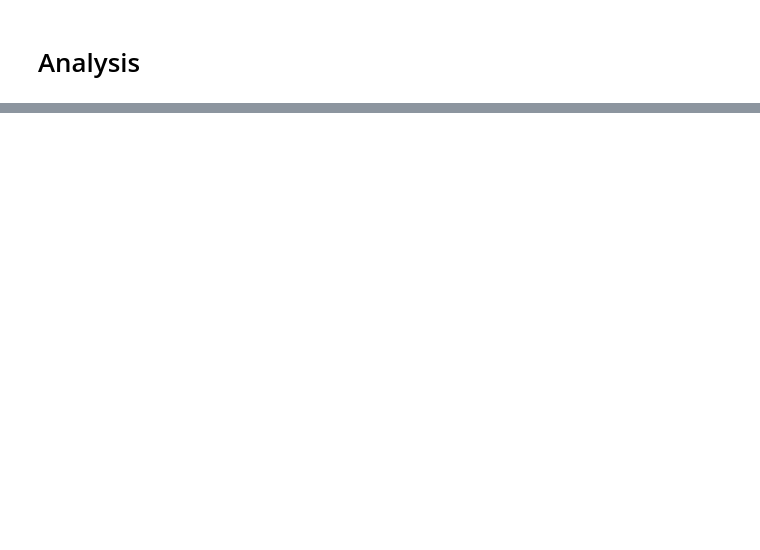
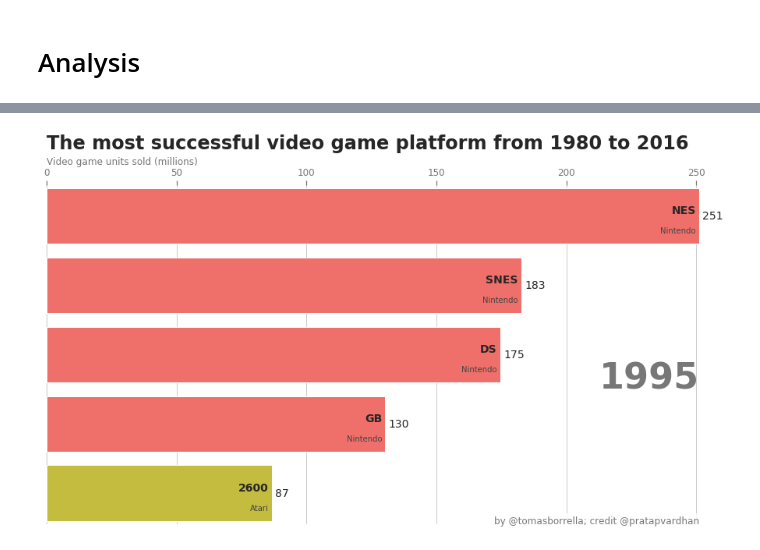
Before and after one commit to tomasborrella/video-game-sales-analysis, a Jupyter notebook: notebook/video-game-sales-analysis.ipynb, the cells around one changed output, grey strips where cells are left out. Cells and saved outputs as stored; diff of their text form; code cells hidden in the pictures; blank space fills up the shorter version.

Commit message:
feat: Analysis. Question 1.
What is the most successful video game console in history?
Chart race visualization with matplotlib

```diff
--- a/notebook/video-game-sales-analysis.ipynb
+++ b/notebook/video-game-sales-analysis.ipynb
@@ -337,0 +234,5 @@ HTML(animator.to_jshtml())
+# %%
+# Example of use: Top 5 for 1995
+
+dff = top_of_year(df_plt_di_complete, 1995, 5)
+dff
@@ -337,0 +246,41 @@ HTML(animator.to_jshtml())
+# %%
+# Assign a different color for each family
+
+colors = dict(zip(
+    ["Atari",   "Panasonic", "Nintendo", "Sega",    "SNK",     "Microsoft", "NEC",     "Sony",    "Bandai", "None"],
+    ["#c3bc3f", "#bb7693",   "#ef6f6a",  "#8cc2ca", "#767676", "#55ad89",   "#a9b5ae", "#6388b4", "#baa094", "#ffffff"]
+))
+# %%
+# Function to draw one year
+
+def draw_barchart(year, top_number=8):
+    dff = top_of_year(df_plt_di_complete, year, top_number)
+    ax.clear()
+    ax.barh(dff['Platform'], dff['Global_Sales_Cumsum'], color=[colors[x] for x in dff['Family']])
+    dx = dff['Global_Sales_Cumsum'].max() / 200
+    for i, (value, name, group) in enumerate(zip(dff['Global_Sales_Cumsum'], dff['Platform'], dff['Family'])):
+        if value > 0:
+            ax.text(value-dx, i,     name,            size=14, weight=600, ha='right', va='bottom')
+            ax.text(value-dx, i-.25, group,           size=10, color='#444444', ha='right', va='baseline')
+            ax.text(value+dx, i,     f'{value:,.0f}', size=14, ha='left',  va='center')
+    ax.text(1, 0.4, year, transform=ax.transAxes, color='#777777', size=46, ha='right', weight=800)
+    ax.text(0, 1.06, 'Video game units sold (millions)', transform=ax.transAxes, size=12, color='#777777')
+    ax.xaxis.set_major_formatter(ticker.StrMethodFormatter('{x:,.0f}'))
+    ax.xaxis.set_ticks_position('top')
+    ax.tick_params(axis='x', colors='#777777', labelsize=12)
+    ax.set_yticks([])
+    ax.margins(0, 0.01)
+    ax.grid(which='major', axis='x', linestyle='-')
+    ax.set_axisbelow(True)
+    ax.text(0, 1.15, 'The most successful video game platform from 1980 to 2016',
+            transform=ax.transAxes, size=24, weight=600, ha='left', va='top')
+    ax.text(1, 0, 'by @tomasborrella; credit @pratapvardhan', transform=ax.transAxes, color='#777777', ha='right',
+            bbox=dict(facecolor='white', alpha=0.8, edgecolor='white'))
+    plt.box(False)
+# %%
+# Example of use: Top 5 for 1995
+
+fig, ax = plt.subplots(figsize=(15, 8))
+draw_barchart(1995, 5)
+# %% [output]
+[figure, added]
```
Also changed, not shown: parts of 33 cells of this notebook, 41 other files.
